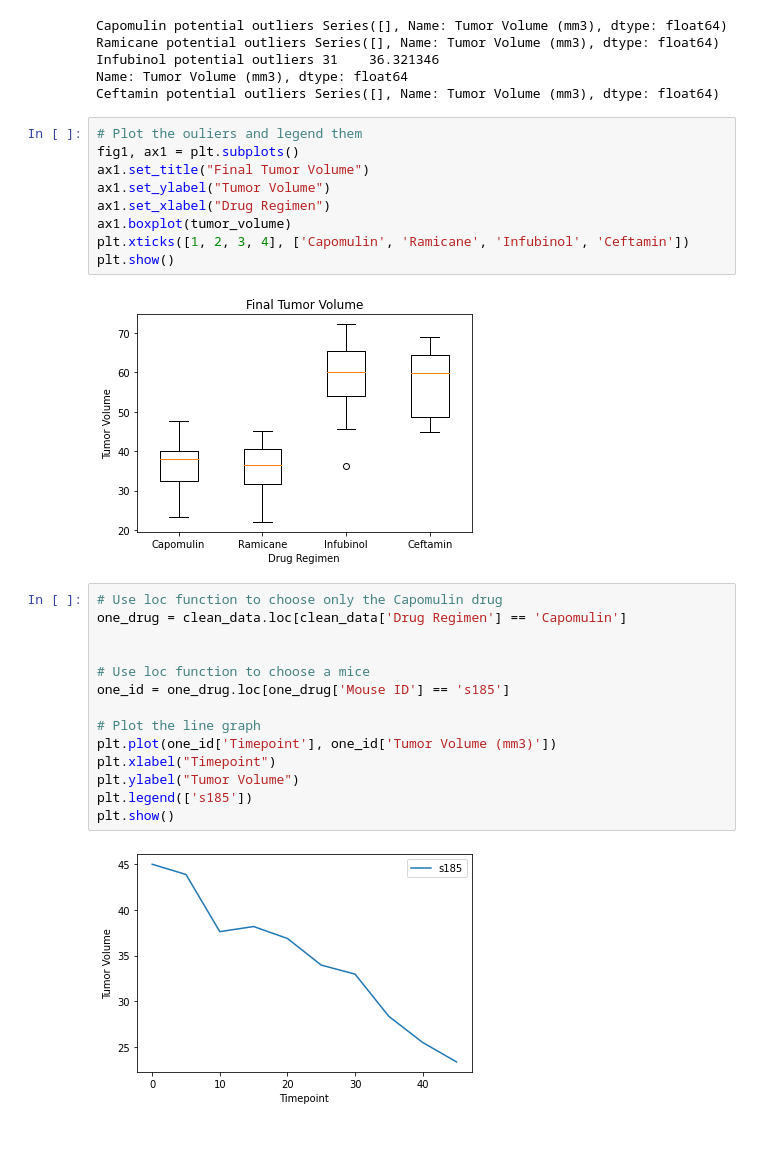
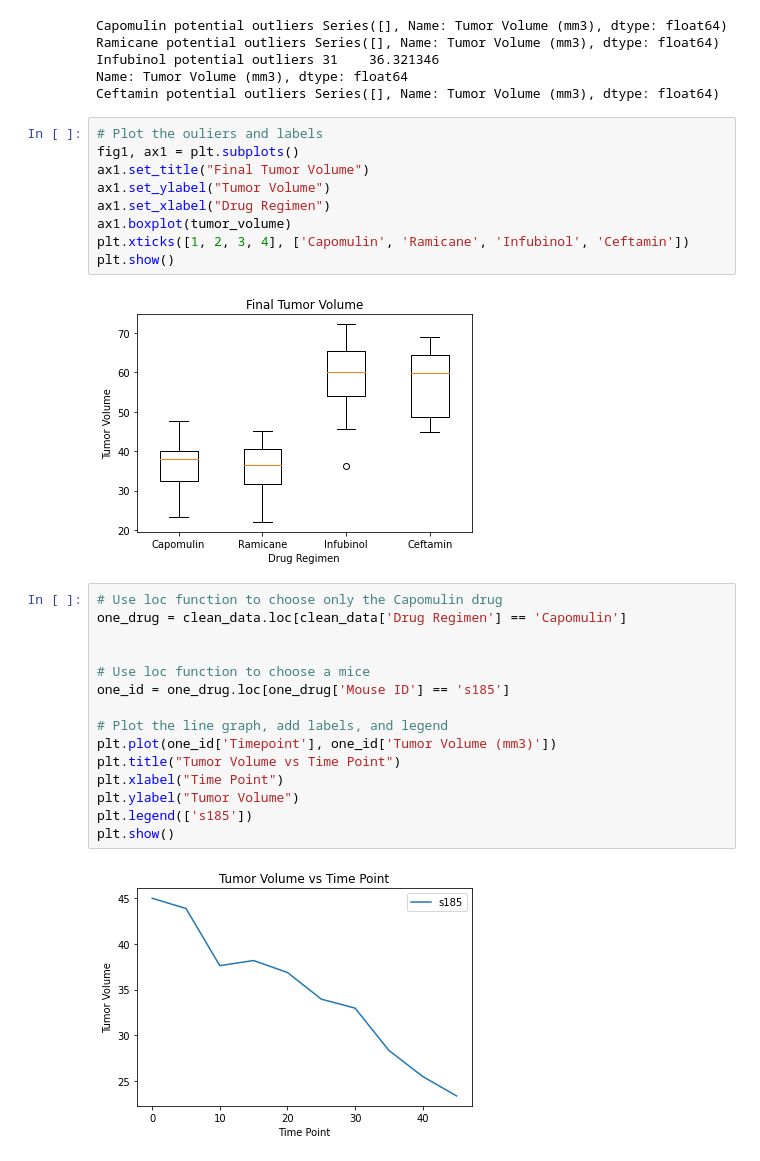
Before and after one commit to EdwinVargas22/UCI-Edwin-Vargas-Homework, a Jupyter notebook: 05-Matplotlib-Challenge/Script for Pharmaceutical.ipynb, the cells around one changed output. Saved outputs shown, nothing was run; the diff lists cells and outputs as text.

```diff
--- a/05-Matplotlib-Challenge/Script for Pharmaceutical.ipynb
+++ b/05-Matplotlib-Challenge/Script for Pharmaceutical.ipynb
@@ -225,7 +225,7 @@ Infubinol potential outliers 31    36.321346
 Name: Tumor Volume (mm3), dtype: float64
 Ceftamin potential outliers Series([], Name: Tumor Volume (mm3), dtype: float64)
 # %%
-# Plot the ouliers and legend them
+# Plot the ouliers and labels
 fig1, ax1 = plt.subplots()
 ax1.set_title("Final Tumor Volume")
 ax1.set_ylabel("Tumor Volume")
@@ -238,16 +238,17 @@ plt.show()
 # %%
 # Use loc function to choose only the Capomulin drug
 one_drug = clean_data.loc[clean_data['Drug Regimen'] == 'Capomulin']
 
 
 # Use loc function to choose a mice
 one_id = one_drug.loc[one_drug['Mouse ID'] == 's185']
 
-# Plot the line graph
+# Plot the line graph, add labels, and legend
 plt.plot(one_id['Timepoint'], one_id['Tumor Volume (mm3)'])
-plt.xlabel("Timepoint")
+plt.title("Tumor Volume vs Time Point")
+plt.xlabel("Time Point")
 plt.ylabel("Tumor Volume")
 plt.legend(['s185'])
 plt.show()
 # %% [output]
-[figure, old version]
+[figure, new version]
```
Also changed, not shown: parts of 1 cell of this notebook.
